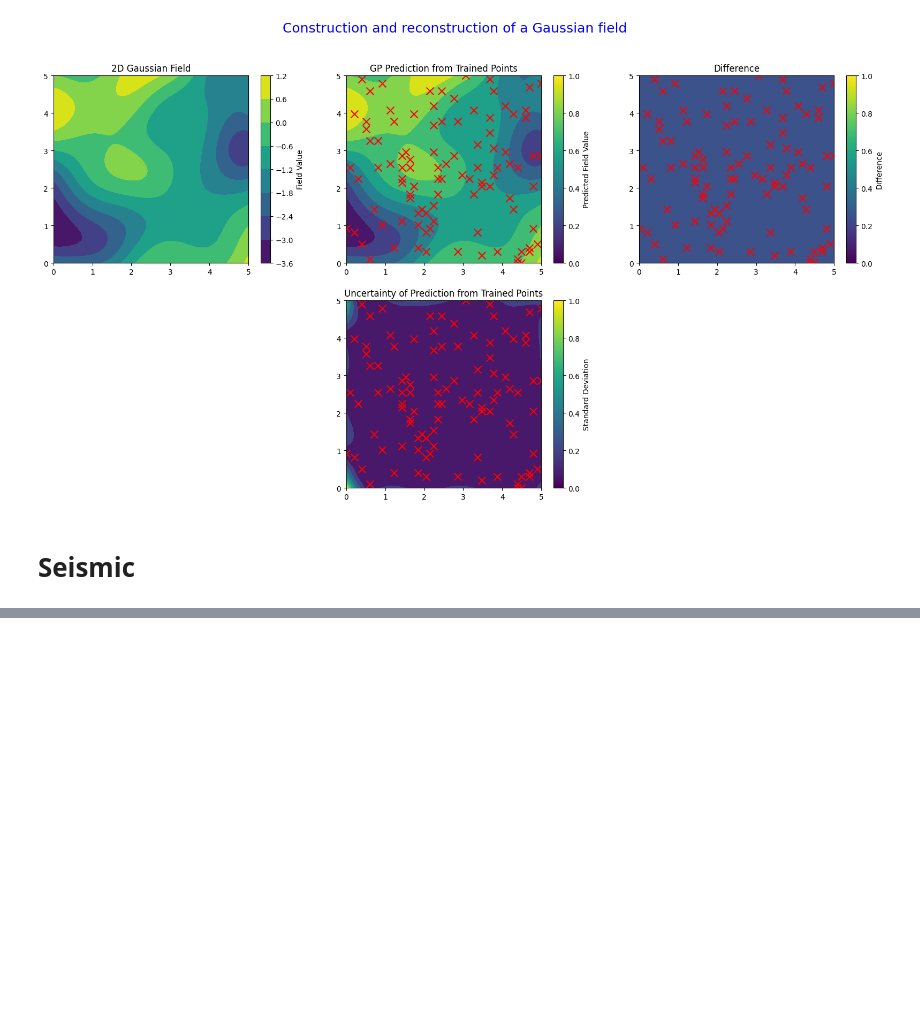
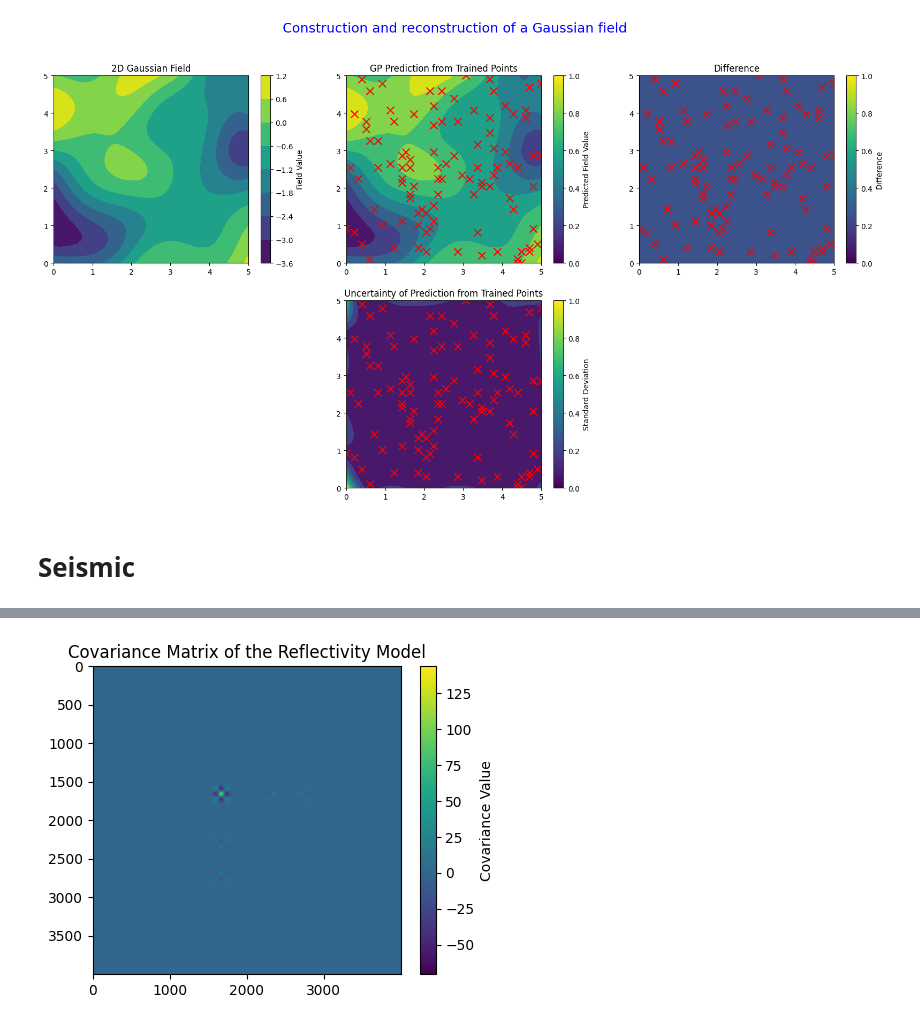
Before and after one commit to csc7/Probabilistic_Programming, a Jupyter notebook: GP_General.ipynb, the cells around one changed output, grey strips where cells are left out. Drawn from its saved outputs; the diff is of its cells as text; code cells hidden in the pictures; blank space fills up the shorter version.

```diff
--- a/GP_General.ipynb
+++ b/GP_General.ipynb
@@ -507,0 +535,91 @@ plt.show()
+# %%
+# SciPy required function
+from scipy.spatial.distance import cdist
+
+# Decimation
+trace_decimation_rate = 1  # One trace every decimation_rate traces
+tr_i_for_cov = np.arange(0, nz, trace_decimation_rate)  # Trace indexes for covariance matrix
+
+# RBF kernel function
+def rbf_kernel(x1, x2, length_scale, variance):
+    """Radial Basis Function (RBF) kernel."""
+    dists = cdist(x1, x2, 'euclidean')**2
+    return variance * np.exp(-0.5 * dists / length_scale**2)
+
+# Matern kernel function
+def matern_kernel(x1, x2, length_scale, nu, variance):
+    # Calculate the Euclidean distance between points
+    d = cdist(x1, x2, 'euclidean')
+    # Special case where nu is large (approximates RBF kernel)
+    if nu == np.inf:
+        return variance * np.exp(-0.5 * (d / length_scale)**2)
+    # Computation of the Matern kernel
+    scaling_factor = 2**(1.0 - nu) / gamma(nu)
+    distance_term = np.sqrt(2 * nu) * d / length_scale
+    matern_value = scaling_factor * (distance_term**nu) * kv(nu, distance_term)
+    # Handling of case when distance is zero, to avoid NaNs
+    matern_value = np.where(d == 0.0, 1, matern_value)
+    #matern_value = np.nan_to_num(matern_value, variance)
+    return variance * matern_value
+
+# Definition of points where covariance is computed
+coords_list = []
+for t in depth:
+    for x in offset[tr_i_for_cov]:
+        coords_list.append((t, x))
+coords = np.array(coords_list)
+
+# Hyperparameters for the kernels
+length_scale = 300  # Length scale (adjust as needed)
+variance = 50.0  # Variance (adjust as needed)
+nu = 1.5 # 1/2 becomes exponential covariance function k(r) = exp(-r/l)
+         # 3/2 and 5/2 for ML
+         # Carl Edward Rasmussen and Christopher K. I. Williams,
+         # Gaussian Processes for Machine Learning,
+         # Adaptive Computation and Machine Learning (Cambridge, Mass: MIT Press, 2006), p85.
+
+# Covariance matrix computation
+#cov_matrix = matern_kernel(coords, coords, length_scale, nu, variance)
+
+mean = np.mean(seismic_depth[:,tr_i_for_cov].flatten())
+centered_data = seismic_depth[:,tr_i_for_cov].flatten() - mean
+cov_matrix = np.outer(centered_data, centered_data) / (len(seismic_depth[:,tr_i_for_cov].flatten()) - 1)
+
+# Compute the covariance matrix
+#cov_matrix = np.cov((reflectivity[:, tr_i_for_cov].flatten()+0.00000001).reshape((len(reflectivity[:, tr_i_for_cov].flatten()),1)), rowvar=True)
+
+#mean = np.mean(reflectivity[:,tr_i_for_cov])
+#cov_matrix = np.zeros((len(reflectivity[:,tr_i_for_cov]), len(tr_i_for_cov)))
+#print(cov_matrix.shape)
+#n = len(reflectivity[:,tr_i_for_cov]) * len(tr_i_for_cov)
+#for i in range(len(reflectivity[:,tr_i_for_cov])):
+#    jj = 0  # Use jj because j in tr_i_for_cov does not increase in steps of one
+#    for j in tr_i_for_cov:
+#        cov_matrix[i, jj] = (reflectivity[i,j] - mean) * (reflectivity[i,j] - mean) / (n - 1)
+#        jj = jj + 1
+
+
+#mean = np.mean(seismic_depth[:, tr_i_for_cov].flatten())
+#n = len(seismic_depth[:, tr_i_for_cov].flatten())
+#cov_matrix = np.zeros((n, n))
+#print(cov_matrix.shape)
+#for i in range (n):
+#    for j in range (n):
+#        cov_matrix[i, j] = (seismic_depth[:, tr_i_for_cov].flatten()[i] - mean)*(seismic_depth[:, tr_i_for_cov].flatten()[j]-mean) / (n-1)
+#    print(f"Loop {i}")
+
+
+
+
+
+print(mean)
+print(cov_matrix.shape)
+
+# Plot of covariance matrix
+plt.figure(figsize=(5, 4))
+plt.imshow(cov_matrix, cmap='viridis')
+plt.colorbar(label='Covariance Value')
+plt.title('Covariance Matrix of the Reflectivity Model')
+#plt.clim(0, 0.0032)
+plt.show()
+# %% [output]
@@ -507,0 +628 @@ plt.show()
+[figure, added]
```
Also changed, not shown: parts of 19 cells of this notebook.
